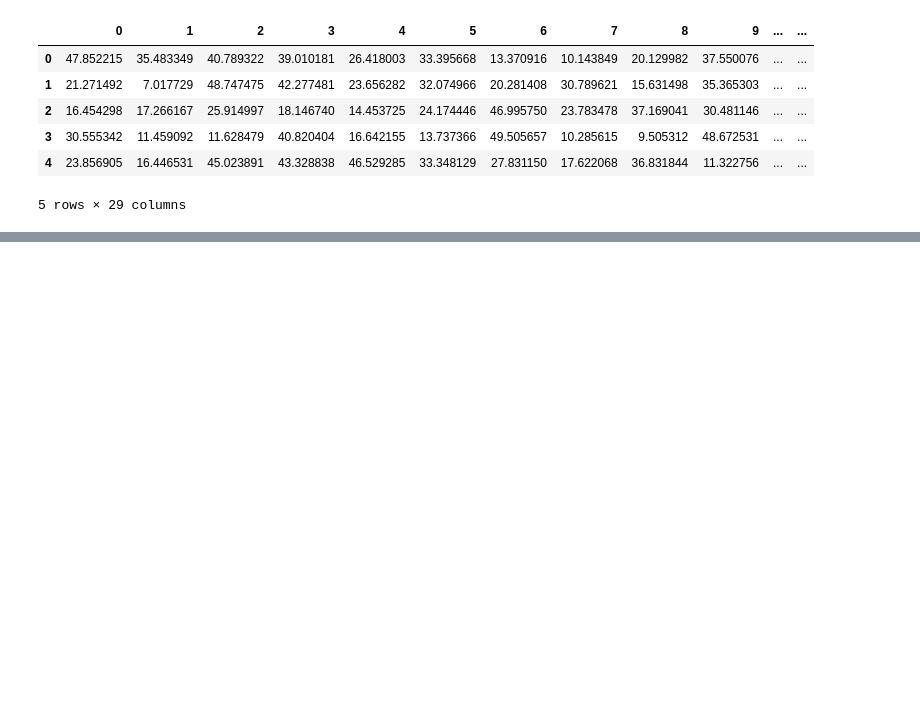
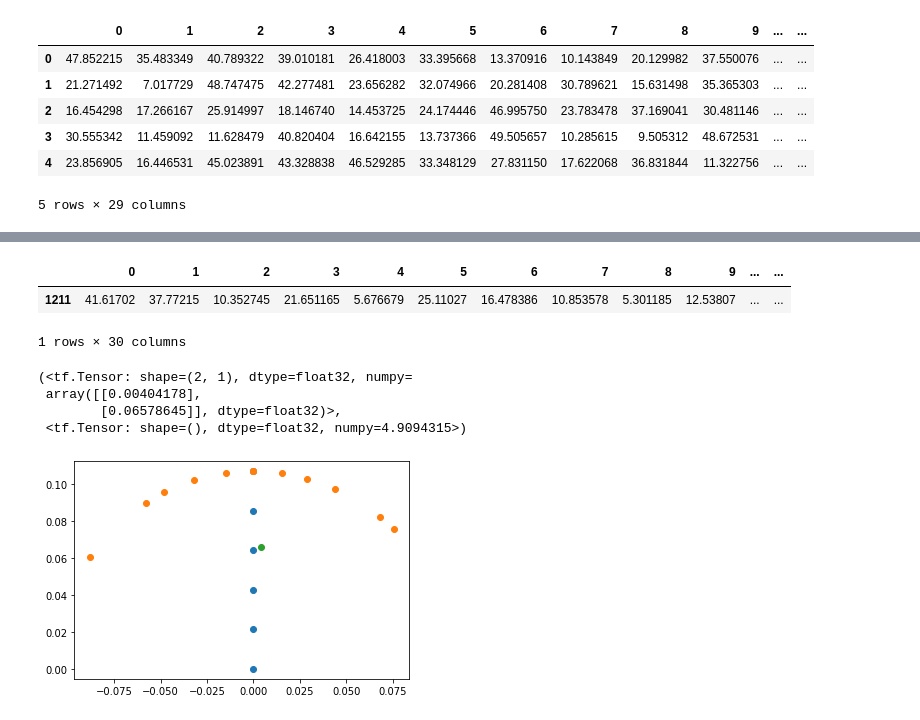
Before and after one commit to DimonLuk/am-diploma-dev, a Jupyter notebook: data_generation.ipynb, the cells around one changed output, grey strips where cells are left out. Saved outputs shown, nothing was run; the diff lists cells and outputs as text; code cells hidden in the pictures; blank space fills up the shorter version.

```diff
--- a/data_generation.ipynb
+++ b/data_generation.ipynb
@@ -69,6 +54,4 @@ df = pd.DataFrame(tmp)
 df.to_csv("calculated_efficiencies.csv", index=False, header=False)
-# %%
-efficiencies = [e.numpy() for e in efficiencies]
 # %%
 df = pd.DataFrame(np.array(efficiencies))
 # %%
@@ -93,0 +86,5 @@ dtype: float32
+# %%
+pdf = pd.read_csv("params.csv", header=None)
+# %%
+full_df = pd.concat([pdf, df], axis=1)
+full_df.columns = [i for i in range(30)]
@@ -93,0 +101,16 @@ dtype: float32
+# %%
+best = full_df[full_df[29] == full_df[29].max()]
+# %%
+best
+# %% [output]
+|  | 0 | 1 | 2 | 3 | 4 | 5 | 6 | 7 | 8 | 9 | ... | ... |
+| 1211 | 41.61702 | 37.77215 | 10.352745 | 21.651165 | 5.676679 | 25.11027 | 16.478386 | 10.853578 | 5.301185 | 12.53807 | ... | ... |
+1 rows × 30 columns
+# %%
+calculate_center_of_mass(tf.reshape(tf.constant(best.iloc[:, :29].to_numpy(), dtype="float32"), (29,)), show_plots=True)
+# %% [output]
+(<tf.Tensor: shape=(2, 1), dtype=float32, numpy=
+ array([[0.00404178],
+        [0.06578645]], dtype=float32)>,
+ <tf.Tensor: shape=(), dtype=float32, numpy=4.9094315>)
+[figure, added]
```
Also changed, not shown: parts of 20 cells of this notebook, 7 other files.
